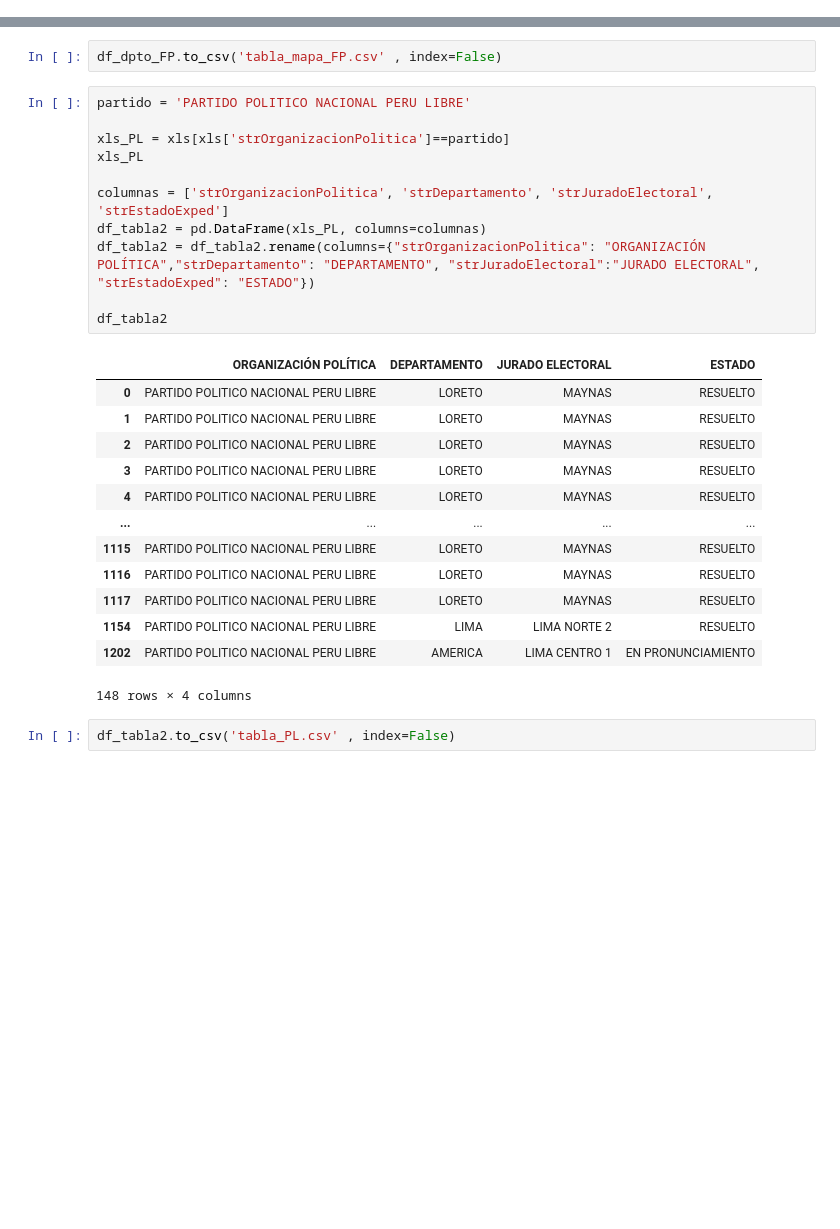
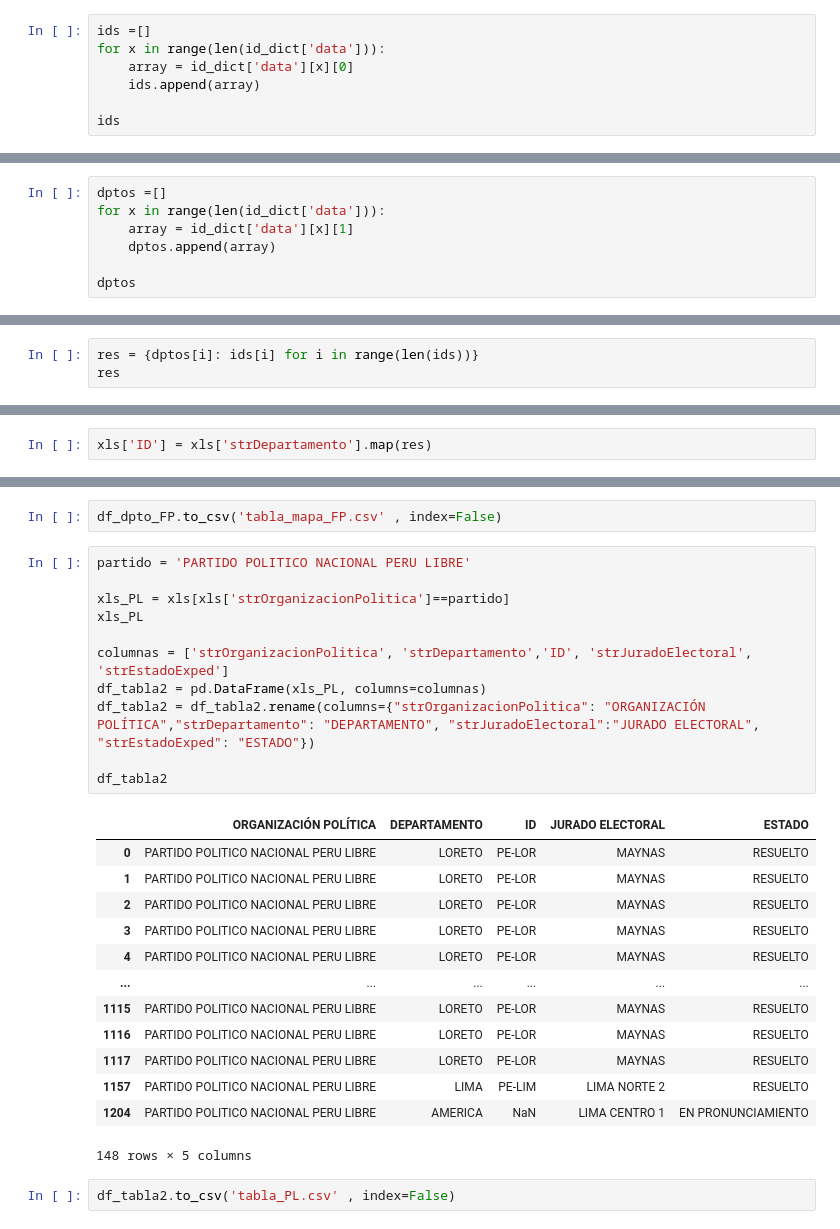
Before and after one commit to GenyLeong/nulidad_electoral, a Jupyter notebook: nulidad electoral.ipynb, the cells around one changed output, grey strips where cells are left out. Cells and saved outputs as stored; diff of their text form; blank space fills up the shorter version.

```diff
--- a/nulidad electoral.ipynb
+++ b/nulidad electoral.ipynb
@@ -86,0 +129,7 @@ xls
+# %%
+ids =[]
+for x in range(len(id_dict['data'])):
+    array = id_dict['data'][x][0]
+    ids.append(array)
+
+ids
@@ -86,0 +154,7 @@ xls
+# %%
+dptos =[]
+for x in range(len(id_dict['data'])):
+    array = id_dict['data'][x][1]
+    dptos.append(array)
+
+dptos
@@ -86,0 +179,3 @@ xls
+# %%
+res = {dptos[i]: ids[i] for i in range(len(ids))}
+res
@@ -87,3 +200,5 @@ xls
+# %%
+xls['ID'] = xls['strDepartamento'].map(res)
 # %%
 for col in xls.columns:
     print(col)
@@ -206,28 +323,28 @@ df_dpto_FP.to_csv('tabla_mapa_FP.csv' , index=False)
 # %%
 partido = 'PARTIDO POLITICO NACIONAL PERU LIBRE'
 
 xls_PL = xls[xls['strOrganizacionPolitica']==partido]
 xls_PL
 
-columnas = ['strOrganizacionPolitica', 'strDepartamento', 'strJuradoElectoral', 'strEstadoExped']
+columnas = ['strOrganizacionPolitica', 'strDepartamento','ID', 'strJuradoElectoral', 'strEstadoExped']
 df_tabla2 = pd.DataFrame(xls_PL, columns=columnas)
 df_tabla2 = df_tabla2.rename(columns={"strOrganizacionPolitica": "ORGANIZACIÓN POLÍTICA","strDepartamento": "DEPARTAMENTO", "strJuradoElectoral":"JURADO ELECTORAL", "strEstadoExped": "ESTADO"})
 
 df_tabla2
 # %% [output]
-|  | ORGANIZACIÓN POLÍTICA | DEPARTAMENTO | JURADO ELECTORAL | ESTADO |
-| 0 | PARTIDO POLITICO NACIONAL PERU LIBRE | LORETO | MAYNAS | RESUELTO |
-| 1 | PARTIDO POLITICO NACIONAL PERU LIBRE | LORETO | MAYNAS | RESUELTO |
-| 2 | PARTIDO POLITICO NACIONAL PERU LIBRE | LORETO | MAYNAS | RESUELTO |
-| 3 | PARTIDO POLITICO NACIONAL PERU LIBRE | LORETO | MAYNAS | RESUELTO |
-| 4 | PARTIDO POLITICO NACIONAL PERU LIBRE | LORETO | MAYNAS | RESUELTO |
-| ... | ... | ... | ... | ... |
-| 1115 | PARTIDO POLITICO NACIONAL PERU LIBRE | LORETO | MAYNAS | RESUELTO |
-| 1116 | PARTIDO POLITICO NACIONAL PERU LIBRE | LORETO | MAYNAS | RESUELTO |
-| 1117 | PARTIDO POLITICO NACIONAL PERU LIBRE | LORETO | MAYNAS | RESUELTO |
-| 1154 | PARTIDO POLITICO NACIONAL PERU LIBRE | LIMA | LIMA NORTE 2 | RESUELTO |
-| 1202 | PARTIDO POLITICO NACIONAL PERU LIBRE | AMERICA | LIMA CENTRO 1 | EN PRONUNCIAMIENTO |
+|  | ORGANIZACIÓN POLÍTICA | DEPARTAMENTO | ID | JURADO ELECTORAL | ESTADO |
+| 0 | PARTIDO POLITICO NACIONAL PERU LIBRE | LORETO | PE-LOR | MAYNAS | RESUELTO |
+| 1 | PARTIDO POLITICO NACIONAL PERU LIBRE | LORETO | PE-LOR | MAYNAS | RESUELTO |
+| 2 | PARTIDO POLITICO NACIONAL PERU LIBRE | LORETO | PE-LOR | MAYNAS | RESUELTO |
+| 3 | PARTIDO POLITICO NACIONAL PERU LIBRE | LORETO | PE-LOR | MAYNAS | RESUELTO |
+| 4 | PARTIDO POLITICO NACIONAL PERU LIBRE | LORETO | PE-LOR | MAYNAS | RESUELTO |
+| ... | ... | ... | ... | ... | ... |
+| 1115 | PARTIDO POLITICO NACIONAL PERU LIBRE | LORETO | PE-LOR | MAYNAS | RESUELTO |
+| 1116 | PARTIDO POLITICO NACIONAL PERU LIBRE | LORETO | PE-LOR | MAYNAS | RESUELTO |
+| 1117 | PARTIDO POLITICO NACIONAL PERU LIBRE | LORETO | PE-LOR | MAYNAS | RESUELTO |
+| 1157 | PARTIDO POLITICO NACIONAL PERU LIBRE | LIMA | PE-LIM | LIMA NORTE 2 | RESUELTO |
+| 1204 | PARTIDO POLITICO NACIONAL PERU LIBRE | AMERICA | NaN | LIMA CENTRO 1 | EN PRONUNCIAMIENTO |
-148 rows × 4 columns
+148 rows × 5 columns
 # %%
 df_tabla2.to_csv('tabla_PL.csv' , index=False)
 # %%
```
Also changed, not shown: parts of 12 cells of this notebook, 7 other files.
